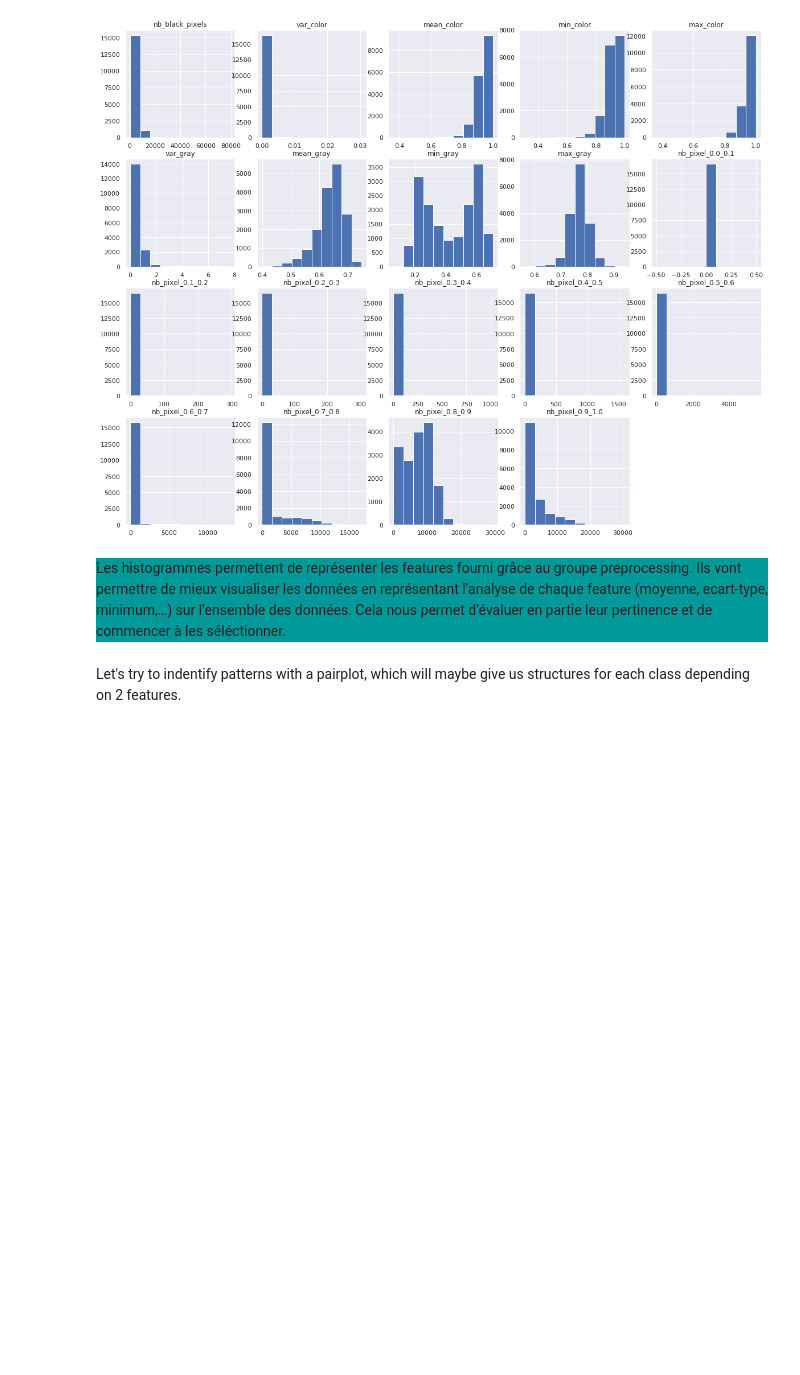
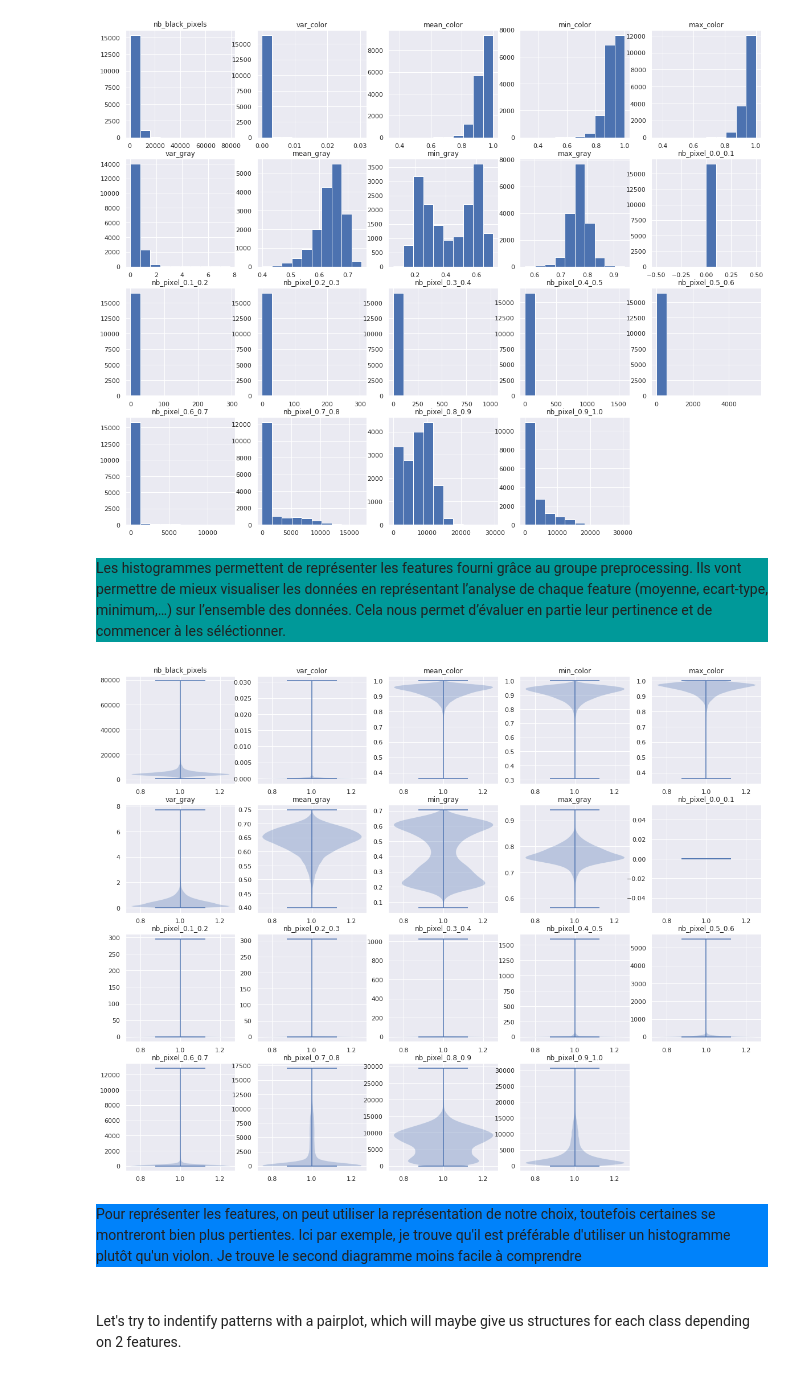
Before and after one commit to charlottetrupin/malaria, a Jupyter notebook: starting_kit/README_{visualization}.ipynb, the cells around one changed output. Cells and saved outputs as stored; diff of their text form; code cells hidden in the pictures; blank space fills up the shorter version.

Commit message:
ajout de nouvelles visualisations

```diff
--- a/starting_kit/README_{visualization}.ipynb
+++ b/starting_kit/README_{visualization}.ipynb
@@ -171,6 +171,27 @@ for t in range(19):                                #faire une boucle pour connai
 <div style="background:#009999 ">
 Les histogrammes permettent de représenter les features fourni grâce au groupe preprocessing. Ils vont permettre de mieux visualiser les données en représentant l’analyse de chaque feature (moyenne, ecart-type, minimum,…) sur l’ensemble des données. Cela nous permet d’évaluer en partie leur pertinence et de commencer à les séléctionner.
 </div>
+# %%
+import matplotlib.pyplot as plt
+
+plt.figure(figsize=(20,16))
+
+for t in range(19):
+    plt.subplot(4,5,t+1)
+    plt.violinplot(data[data.columns[t]])
+    plt.title(data.columns[t])
+    t+=1
+# %% [output]
+[figure, added]
+# %% [markdown]
+<div style="background:#0082FA ">
+Pour représenter les features, on peut utiliser la représentation de notre choix, toutefois certaines se montreront bien plus pertientes. Ici par exemple, je trouve qu'il est préférable d'utiliser un histogramme plutôt qu'un violon. Je trouve le second diagramme moins facile à comprendre
+</div>
+# %% [markdown]
+<div style="background:#009999 ">
+
+
+</div>
 # %% [markdown]
 Let's try to indentify patterns with a pairplot, which will maybe give us structures for each class depending on 2 features.
 # %%
```
Also changed, not shown: parts of 6 cells of this notebook.
